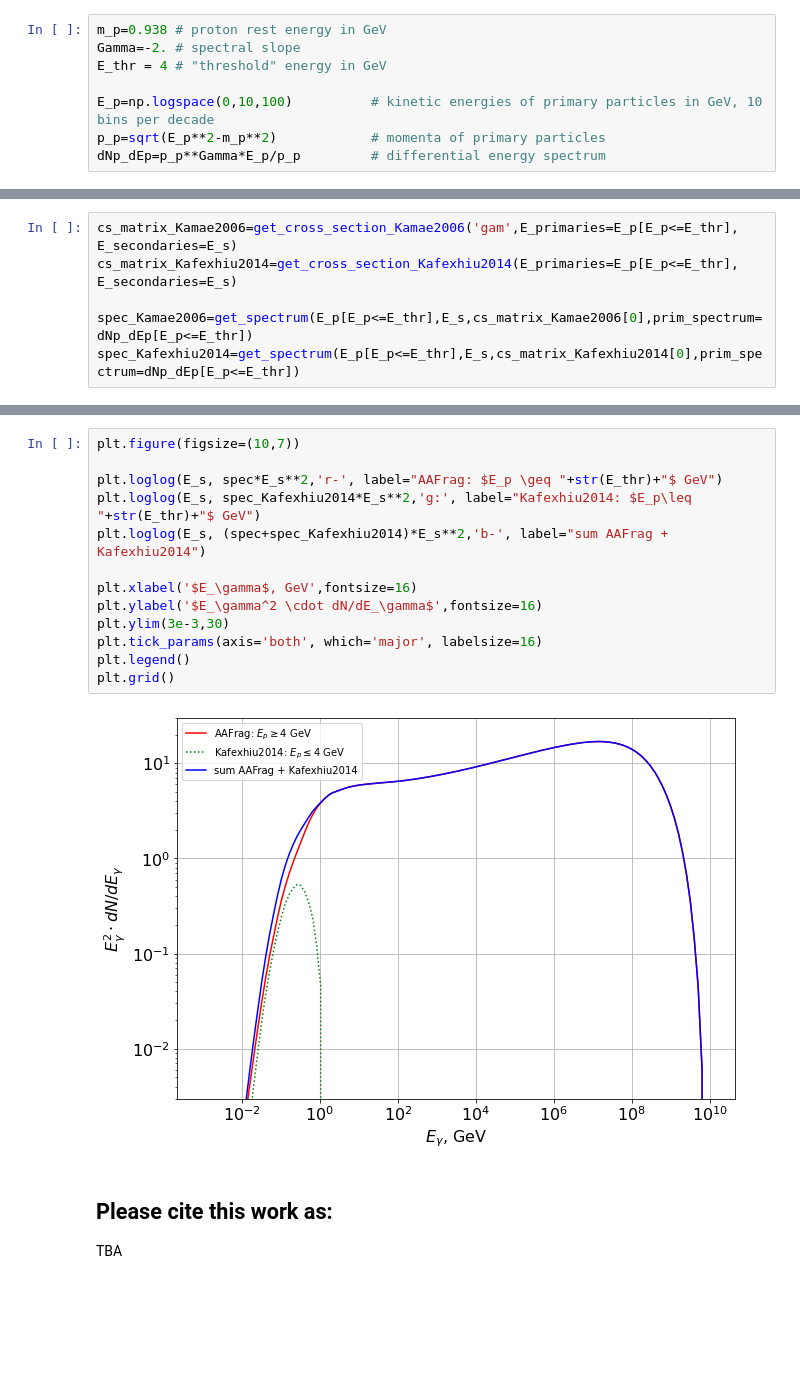
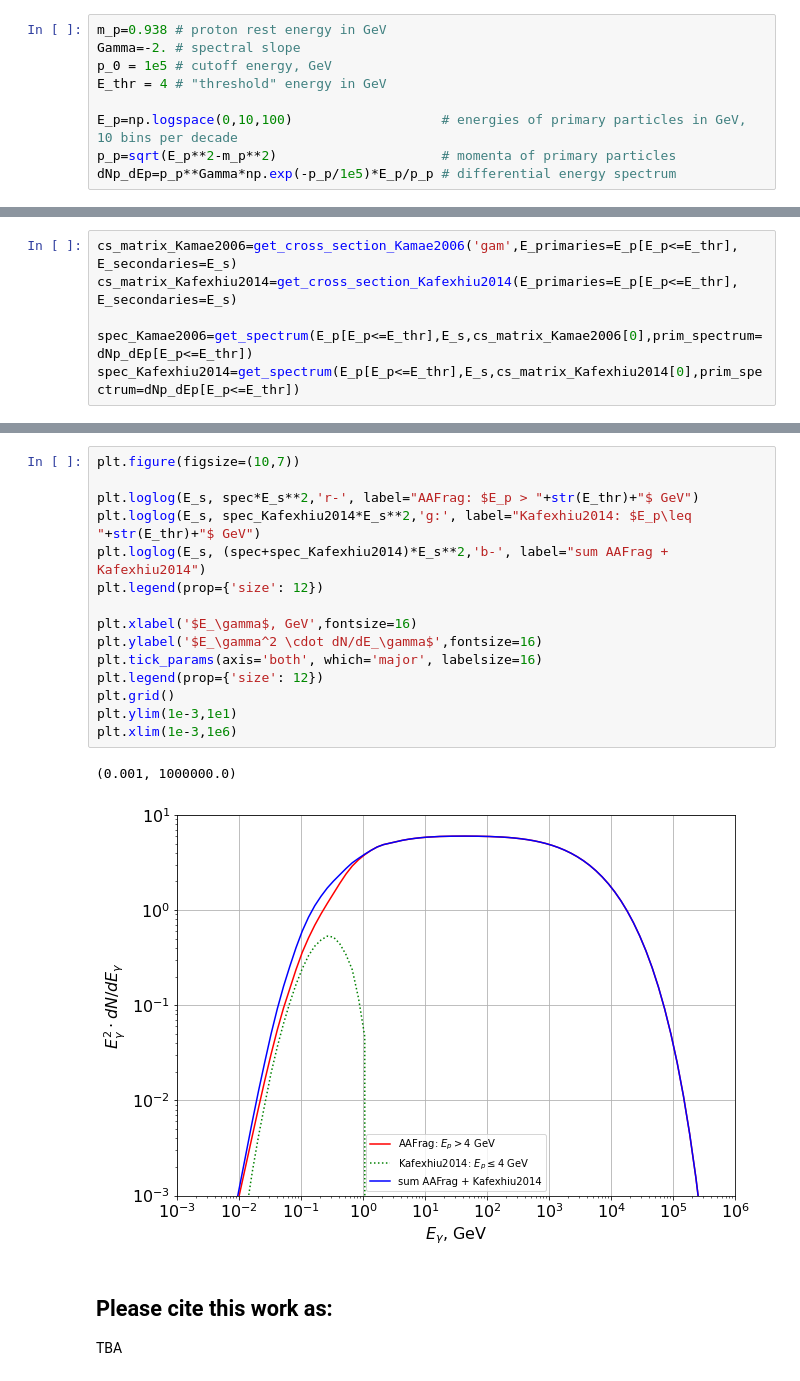
Before and after one commit to aafragpy/aafragpy, a Jupyter notebook: aafragpy_tutorial.ipynb, the cells around one changed output, grey strips where cells are left out. Cells and saved outputs as stored; diff of their text form; blank space fills up the shorter version.

```diff
--- a/aafragpy_tutorial.ipynb
+++ b/aafragpy_tutorial.ipynb
@@ -19,11 +19,12 @@ Here we define the spectrum of primary particles. In this example, we use a powe
 # %%
 m_p=0.938 # proton rest energy in GeV
 Gamma=-2. # spectral slope
+p_0 = 1e5 # cutoff energy, GeV
 E_thr = 4 # "threshold" energy in GeV
 
-E_p=np.logspace(0,10,100)          # kinetic energies of primary particles in GeV, 10 bins per decade
-p_p=sqrt(E_p**2-m_p**2)            # momenta of primary particles
-dNp_dEp=p_p**Gamma*E_p/p_p         # differential energy spectrum
+E_p=np.logspace(0,10,100)                   # energies of primary particles in GeV, 10 bins per decade
+p_p=sqrt(E_p**2-m_p**2)                     # momenta of primary particles
+dNp_dEp=p_p**Gamma*np.exp(-p_p/1e5)*E_p/p_p # differential energy spectrum
 # %% [markdown]
 We define the energy binning of the secondary particle spectra:
 # %%
@@ -168,18 +171,21 @@ plt.grid()
 # %%
 plt.figure(figsize=(10,7))
 
-plt.loglog(E_s, spec*E_s**2,'r-', label="AAFrag: $E_p \geq "+str(E_thr)+"$ GeV")
+plt.loglog(E_s, spec*E_s**2,'r-', label="AAFrag: $E_p > "+str(E_thr)+"$ GeV")
 plt.loglog(E_s, spec_Kafexhiu2014*E_s**2,'g:', label="Kafexhiu2014: $E_p\leq "+str(E_thr)+"$ GeV")
 plt.loglog(E_s, (spec+spec_Kafexhiu2014)*E_s**2,'b-', label="sum AAFrag + Kafexhiu2014")
+plt.legend(prop={'size': 12})
 
 plt.xlabel('$E_\gamma$, GeV',fontsize=16)
 plt.ylabel('$E_\gamma^2 \cdot dN/dE_\gamma$',fontsize=16)
-plt.ylim(3e-3,30)
 plt.tick_params(axis='both', which='major', labelsize=16)
-plt.legend()
+plt.legend(prop={'size': 12})
 plt.grid()
+plt.ylim(1e-3,1e1)
+plt.xlim(1e-3,1e6)
 # %% [output]
+(0.001, 1000000.0)
-[figure, old version]
+[figure, new version]
 # %% [markdown]
 ## Please cite this work as:
 TBA
```
Also changed, not shown: parts of 3 cells of this notebook.
